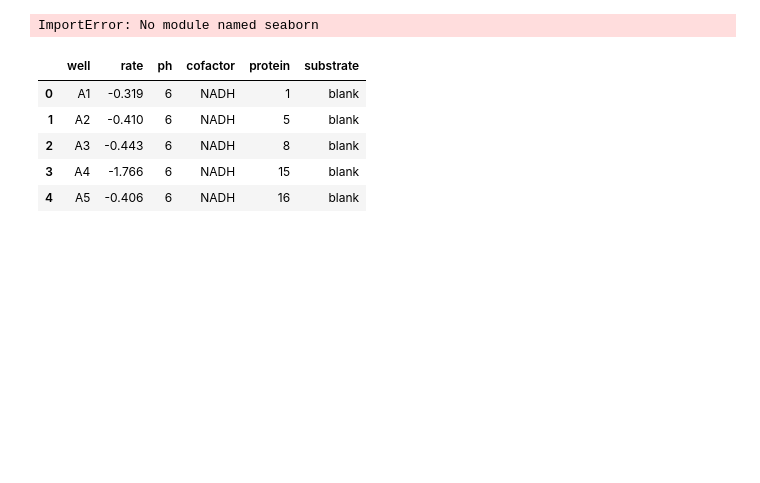
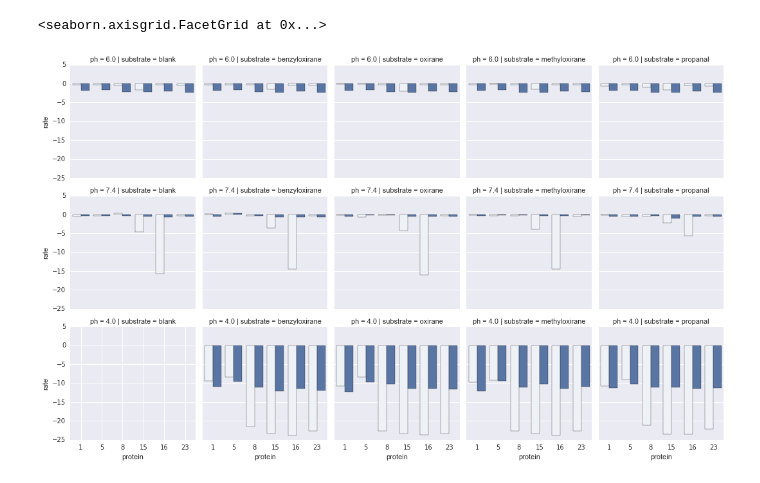
Before and after one commit to dacarlin/boxi, a Jupyter notebook: data/Untitled.ipynb, the cells around one changed output. Saved outputs shown, nothing was run; the diff lists cells and outputs as text; code cells hidden in the pictures; blank space fills up the shorter version.

```diff
--- a/data/Untitled.ipynb
+++ b/data/Untitled.ipynb
@@ -1,18 +1,13 @@
 # %%
+import pandas
 import seaborn
-import pandas
 %matplotlib inline
 import matplotlib.pyplot as plt
 
 df = pandas.read_csv( 'unknowns-ph-array.csv' )
+
+g = seaborn.FacetGrid( df, col="substrate", row='ph', size=3, aspect=1)
+g.map( seaborn.barplot, 'protein', 'rate', 'cofactor')
 # %% [output]
-ImportError: No module named seaborn
+<seaborn.axisgrid.FacetGrid at 0x...>
+[figure, added]
-# %%
-df.head()
-# %% [output]
-|  | well | rate | ph | cofactor | protein | substrate |
-| 0 | A1 | -0.319 | 6 | NADH | 1 | blank |
-| 1 | A2 | -0.410 | 6 | NADH | 5 | blank |
-| 2 | A3 | -0.443 | 6 | NADH | 8 | blank |
-| 3 | A4 | -1.766 | 6 | NADH | 15 | blank |
-| 4 | A5 | -0.406 | 6 | NADH | 16 | blank |
```
Also changed, not shown: parts of 1 cell of this notebook.
